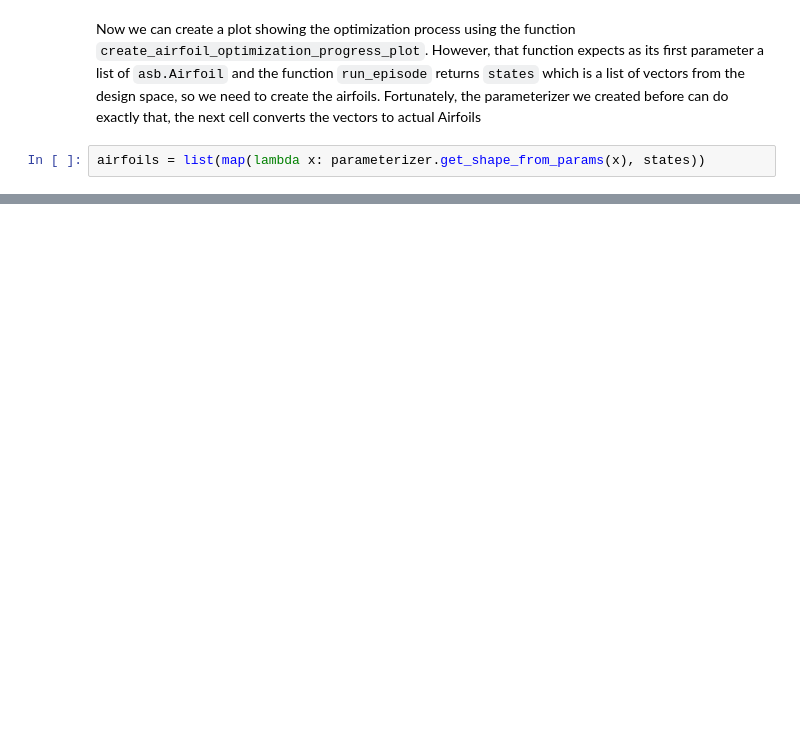
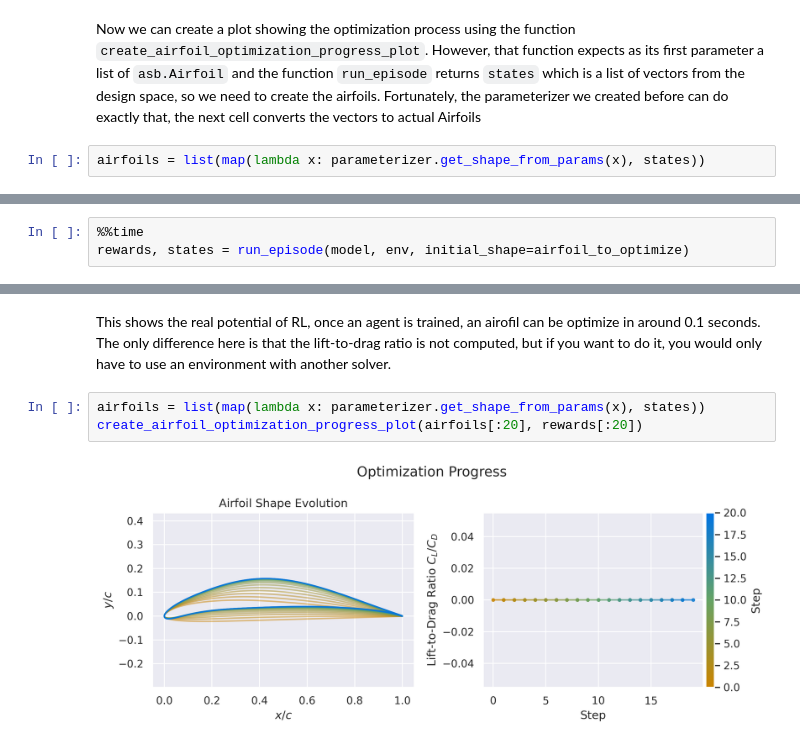
Before and after one commit to ArnauMiro/pyLowOrder, a Jupyter notebook: docs/source/notebook_examples/example_RL.ipynb, the cells around one changed output, grey strips where cells are left out. Cells and saved outputs as stored; diff of their text form; blank space fills up the shorter version.

```diff
--- a/docs/source/notebook_examples/example_RL.ipynb
+++ b/docs/source/notebook_examples/example_RL.ipynb
@@ -157,0 +221,3 @@ create_airfoil_optimization_progress_plot(
+# %%
+%%time
+rewards, states = run_episode(model, env, initial_shape=airfoil_to_optimize)
@@ -157,0 +227,7 @@ create_airfoil_optimization_progress_plot(
+# %% [markdown]
+This shows the real potential of RL, once an agent is trained, an airofil can be optimize in around 0.1 seconds. The only difference here is that the lift-to-drag ratio is not computed, but if you want to do it, you would only have to use an environment with another solver.
+# %%
+airfoils = list(map(lambda x: parameterizer.get_shape_from_params(x), states))
+create_airfoil_optimization_progress_plot(airfoils[:20], rewards[:20])
+# %% [output]
+[figure, added]
```
Also changed, not shown: parts of 21 cells of this notebook.
